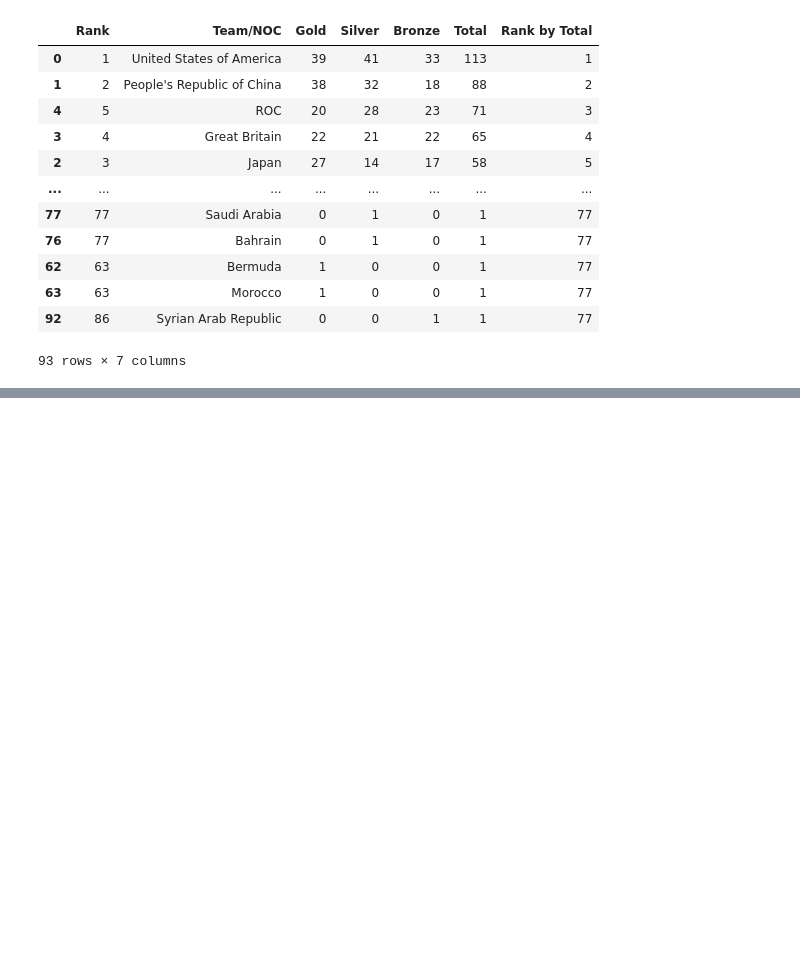
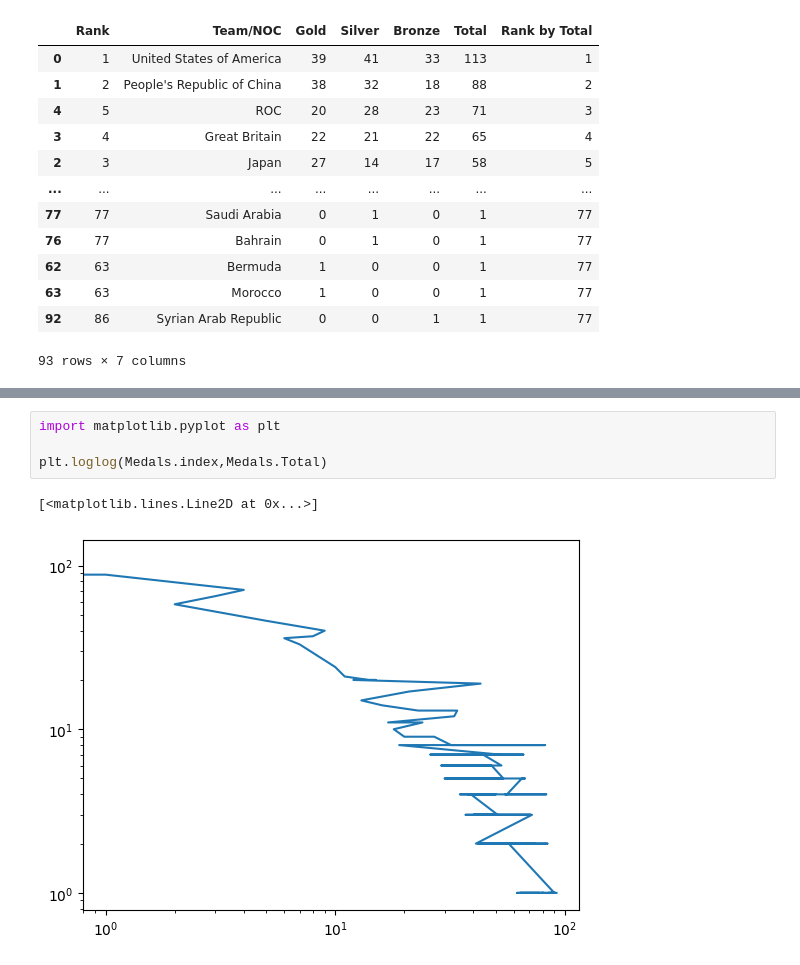
Before and after one commit to hopewu0320/GraphMining_HW1, a Jupyter notebook: power law_analysis_Medals.ipynb, the cells around one changed output, grey strips where cells are left out. Cells and saved outputs as stored; diff of their text form; blank space fills up the shorter version.

Commit message:
loglog

```diff
--- a/power law_analysis_Medals.ipynb
+++ b/power law_analysis_Medals.ipynb
@@ -101,0 +92,7 @@ results.power_law.plot_pdf(color= 'b',linestyle='--',label='fit ccdf')
+# %%
+import matplotlib.pyplot as plt
+
+plt.loglog(Medals.index,Medals.Total)
+# %% [output]
+[<matplotlib.lines.Line2D at 0x...>]
+[figure, added]
```
Also changed, not shown: parts of 6 cells of this notebook.
